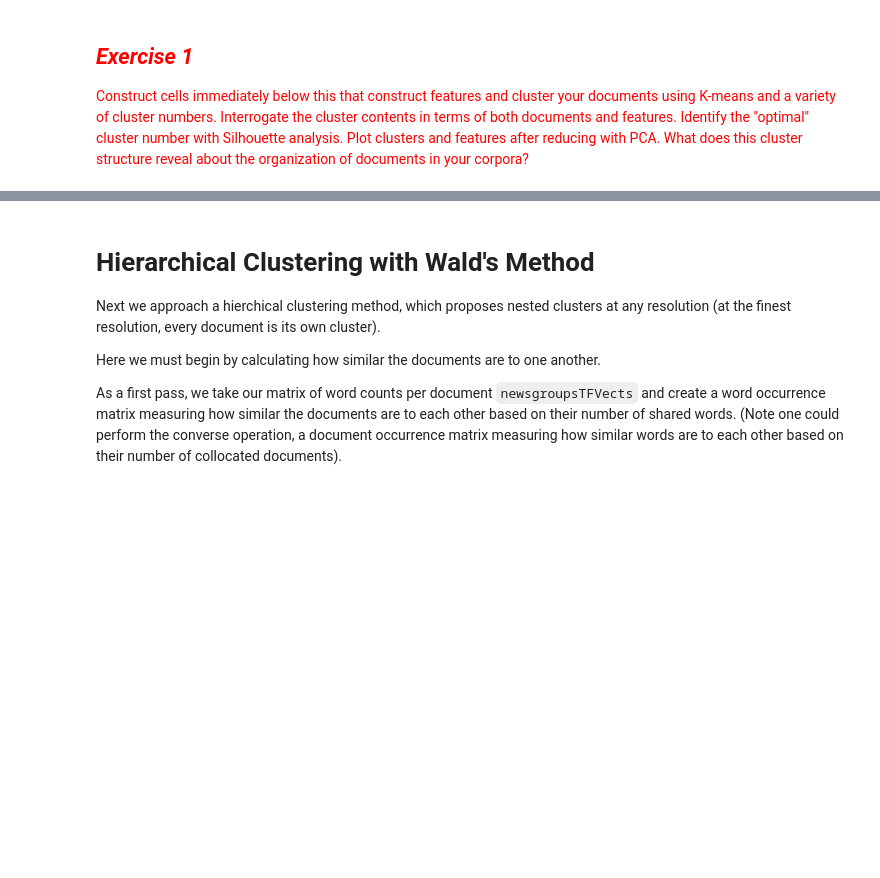
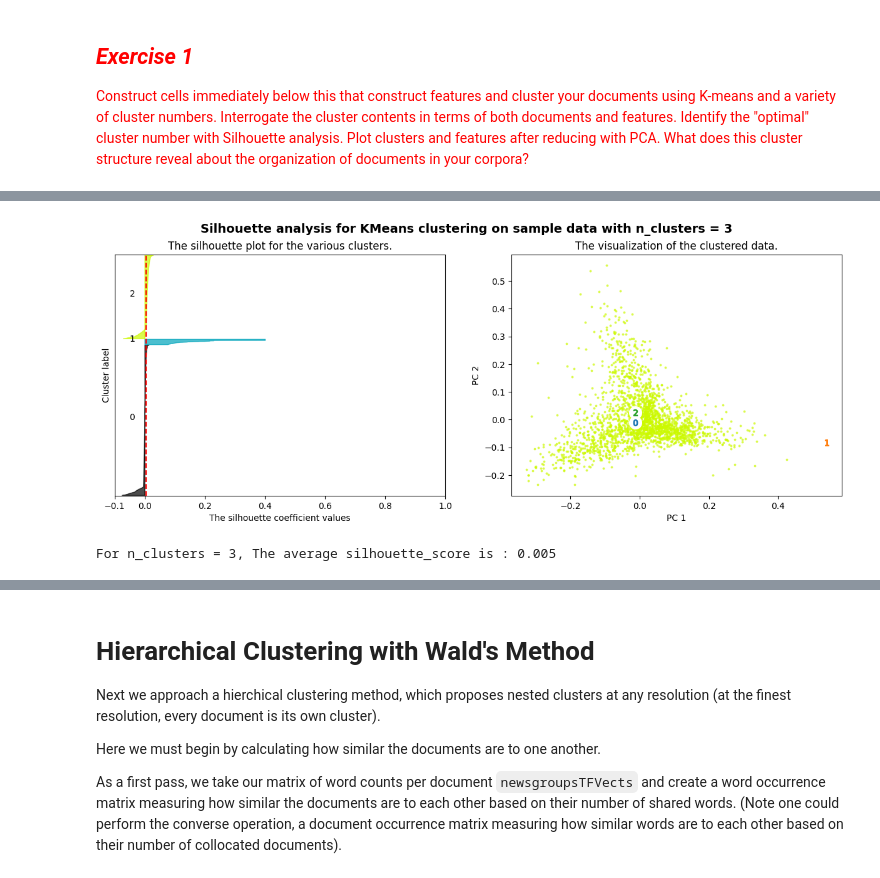
Before and after one commit to h-karyn/ComputationalContentAnalysis, a Jupyter notebook: python_notebooks/hw3/3_Topic_Modeling_and_Clustering.ipynb, the cells around one changed output, grey strips where cells are left out. Cells and saved outputs as stored; diff of their text form; code cells hidden in the pictures; blank space fills up the shorter version.

```diff
--- a/python_notebooks/hw3/3_Topic_Modeling_and_Clustering.ipynb
+++ b/python_notebooks/hw3/3_Topic_Modeling_and_Clustering.ipynb
@@ -631,0 +671,6 @@ profile = pandas.read_csv("../../data/okcupid_profiles.csv")
+# %%
+X = occupationVects.toarray()
+plotSilhouette(3, X)
+# %% [output]
+[figure, added]
+For n_clusters = 3, The average silhouette_score is : 0.005
```
Also changed, not shown: parts of 40 cells of this notebook.
